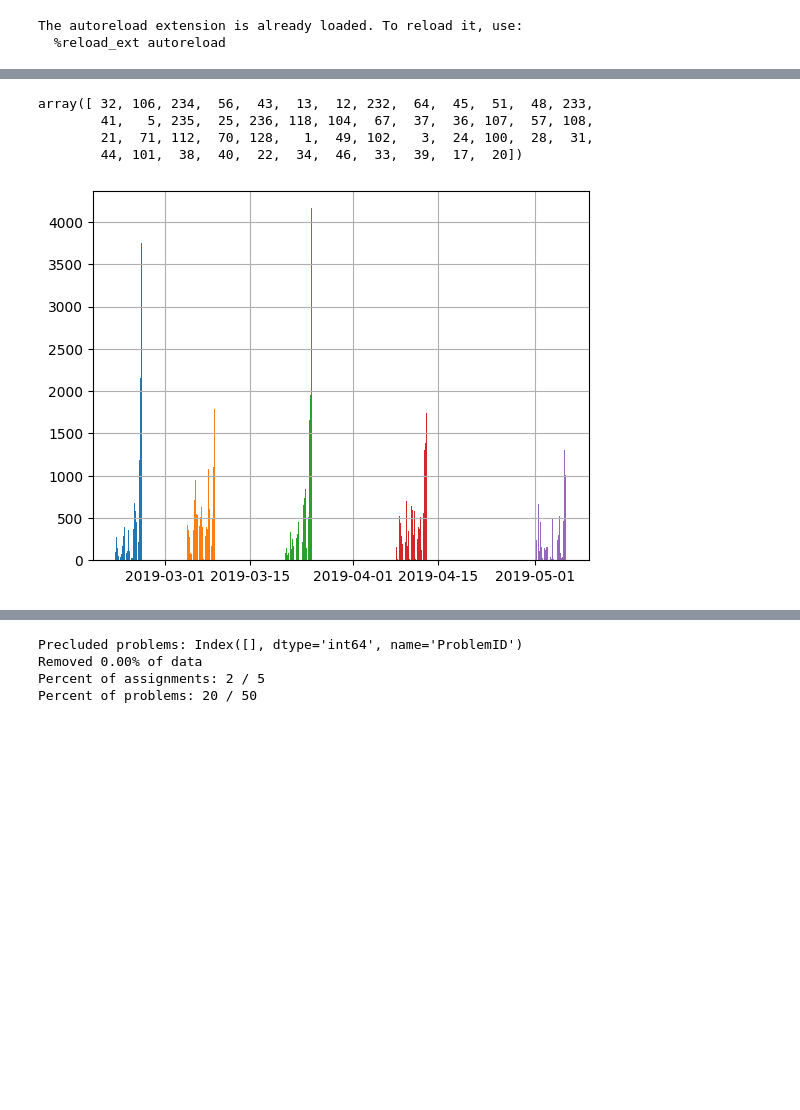
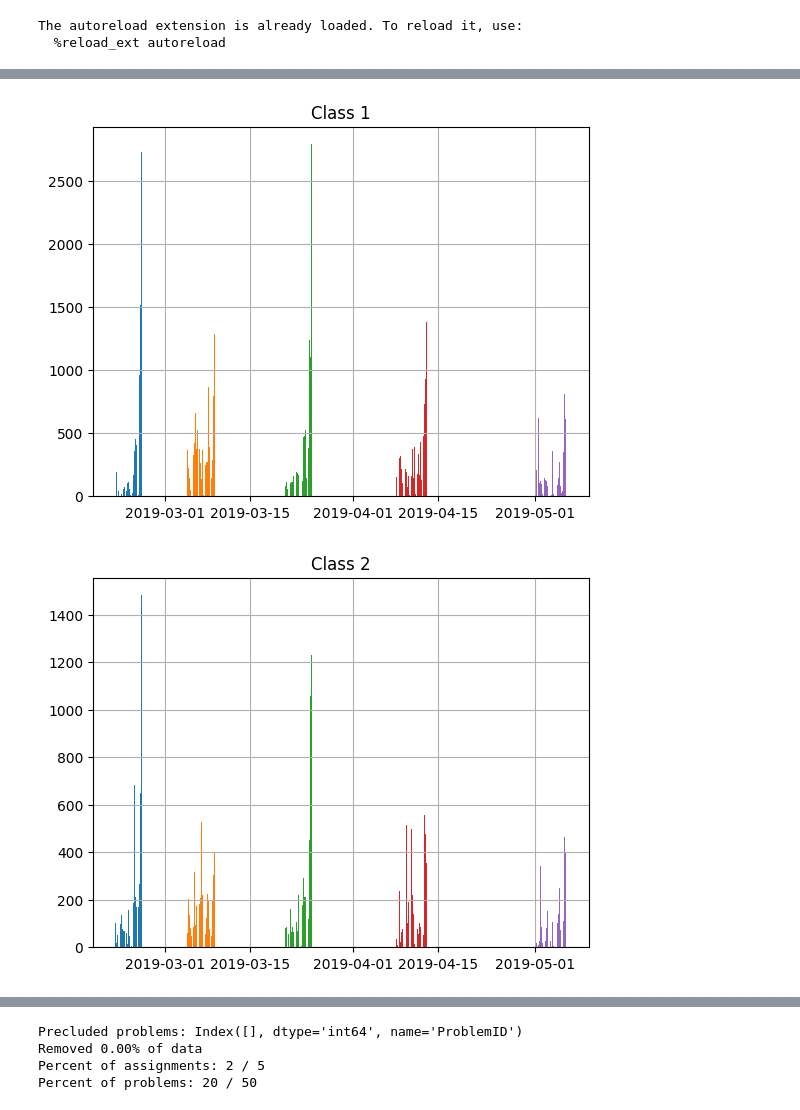
Before and after one commit to CSSPLICE/ProgSnapToolkit, a Jupyter notebook: src/examples/extract_features.ipynb, the cells around one changed output, grey strips where cells are left out. Cells and saved outputs as stored; diff of their text form; code cells hidden in the pictures; blank space fills up the shorter version.

Commit message:
Mostly refactored to use configs

```diff
--- a/src/examples/extract_features.ipynb
+++ b/src/examples/extract_features.ipynb
@@ -184,8 +175,0 @@ data_config = PS2DataConfig.from_yaml(data_config_path, spec)
-# %%
-from analytics.ps2_dataset import PS2Dataset
-
-dataset = PS2Dataset(spec, data_config)
-for i, step in enumerate(main_table_preprocessors):
-    dataset.main_table_preprocessors.insert(i, step)
-for i, step in enumerate(link_table_preprocessors):
-    dataset.link_table_preprocessors.insert(i, step)
@@ -203,41 +184,23 @@ Warning: Invalid timezone offset '0' for 'ServerTimestamp' value '2019-03-09T04:
 | 2 | 2 | f18374bf891c9af64c8570448824202d | Java 8; CodeWorkout | 2019-03-20 21:02:00 | 0 | CS 1 | 2 | ... |
 | 3 | 3 | f18374bf891c9af64c8570448824202d | Java 8; CodeWorkout | 2019-03-20 21:02:00 | 0 | CS 1 | 2 | ... |
 | 4 | 4 | 4d230b683bf9840553ae57f4acc96e81 | Java 8; CodeWorkout | 2019-03-20 21:13:09 | 0 | CS 1 | 1 | ... |
-# %%
-main_table[problem_id_col].unique()
-# %% [output]
-array([ 32, 106, 234,  56,  43,  13,  12, 232,  64,  45,  51,  48, 233,
-        41,   5, 235,  25, 236, 118, 104,  67,  37,  36, 107,  57, 108,
-        21,  71, 112,  70, 128,   1,  49, 102,   3,  24, 100,  28,  31,
-        44, 101,  38,  40,  22,  34,  46,  33,  39,  17,  20])
-# %%
-bad_assignment_ids = [407610653, 1147927607, 1407437764]
-if Cols.AssignmentID in main_table.columns:
-    main_table = main_table[~main_table[Cols.AssignmentID].isin(bad_assignment_ids)]
 # %%
-if start_time is not None:
-    main_table = main_table[main_table[timestamp_col] >= start_time]
-if end_time is not None:
-    main_table = main_table[main_table[timestamp_col] <= end_time]
+if config.start_time is not None:
+    main_table = main_table[main_table[timestamp_col] >= config.start_time]
+if config.end_time is not None:
+    main_table = main_table[main_table[timestamp_col] <= config.end_time]
-# %%
-if "X-ClassID" in main_table.columns:
-    class_counts = main_table["X-ClassID"].value_counts()
-    print(class_counts)
-    min_count = 1000
-    invalid_class_ids = class_counts[class_counts < min_count].index
-    print(f"Removing classes with less than {min_count} submissions: {invalid_class_ids}")
-    main_table = main_table[~main_table["X-ClassID"].isin(invalid_class_ids) & ~main_table["X-ClassID"].isna()]
 # %%
 assignment_col = Cols.AssignmentID if Cols.AssignmentID in main_table.columns else problem_id_col
-if "X-ClassID" not in main_table.columns:
+if Cols.CourseSectionID not in main_table.columns:
     main_table.groupby(assignment_col)[timestamp_col].hist(bins=100)
 else:
-    classes = main_table["X-ClassID"].unique()
+    classes = main_table[Cols.CourseSectionID].unique()
     classes = classes[~pd.isna(classes)]
     for class_id in classes:
-        subset = main_table[main_table["X-ClassID"] == class_id]
+        subset = main_table[main_table[Cols.CourseSectionID] == class_id]
         hist = subset.groupby(assignment_col)[timestamp_col].hist(bins=100)
         plt.title(f"Class {class_id}")
         plt.show()
 # %% [output]
-[figure, old version]
+[figure, new version]
+[figure, added]
```
Also changed, not shown: parts of 45 cells of this notebook, 15 other files.
